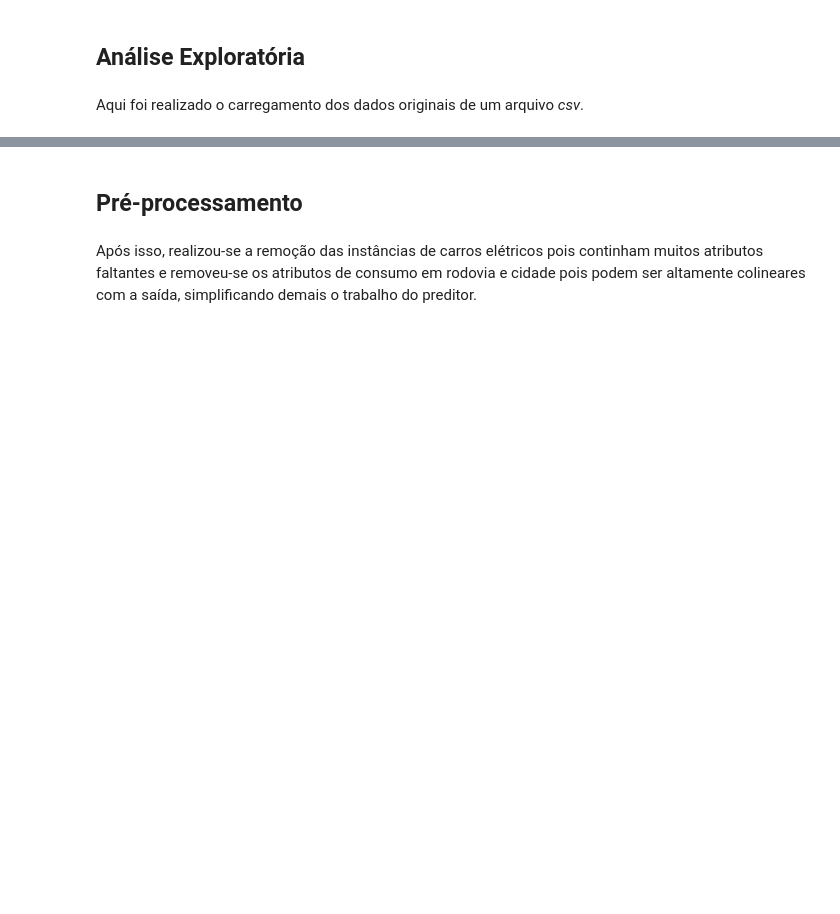
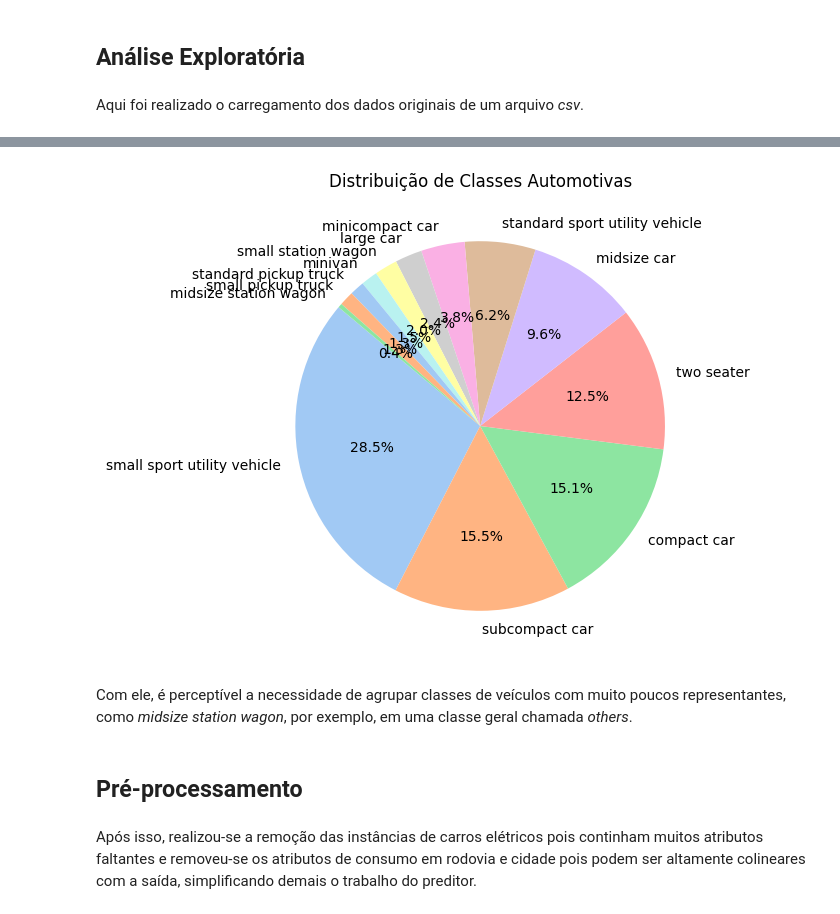
Before and after one commit to PLLima/Car-Fuel-Efficiency-Predictor, a Jupyter notebook: src/model_spot-checking.ipynb, the cells around one changed output, grey strips where cells are left out. Drawn from its saved outputs; the diff is of its cells as text; code cells hidden in the pictures; blank space fills up the shorter version.

```diff
--- a/src/model_spot-checking.ipynb
+++ b/src/model_spot-checking.ipynb
@@ -33,3 +35,12 @@ Nesse ponto, já se observa que há instâncias problemáticas, claramente _outl
+# %%
+pl.plot_piechart(original_df,
+                 'class',
+                 'Distribuição de Classes Automotivas',
+                 'pure_car_classes')
+# %% [output]
+[figure, added]
+# %% [markdown]
+Com ele, é perceptível a necessidade de agrupar classes de veículos com muito poucos representantes, como _midsize station wagon_, por exemplo, em uma classe geral chamada _others_.
 # %% [markdown]
 ## Pré-processamento
 # %% [markdown]
```
Also changed, not shown: parts of 6 cells of this notebook, 7 other files.
